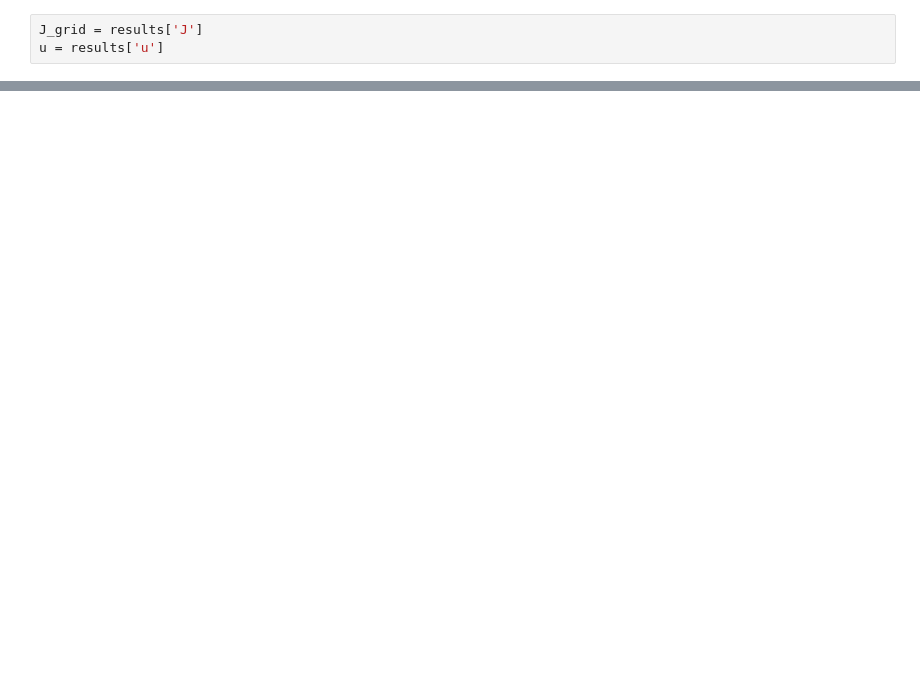
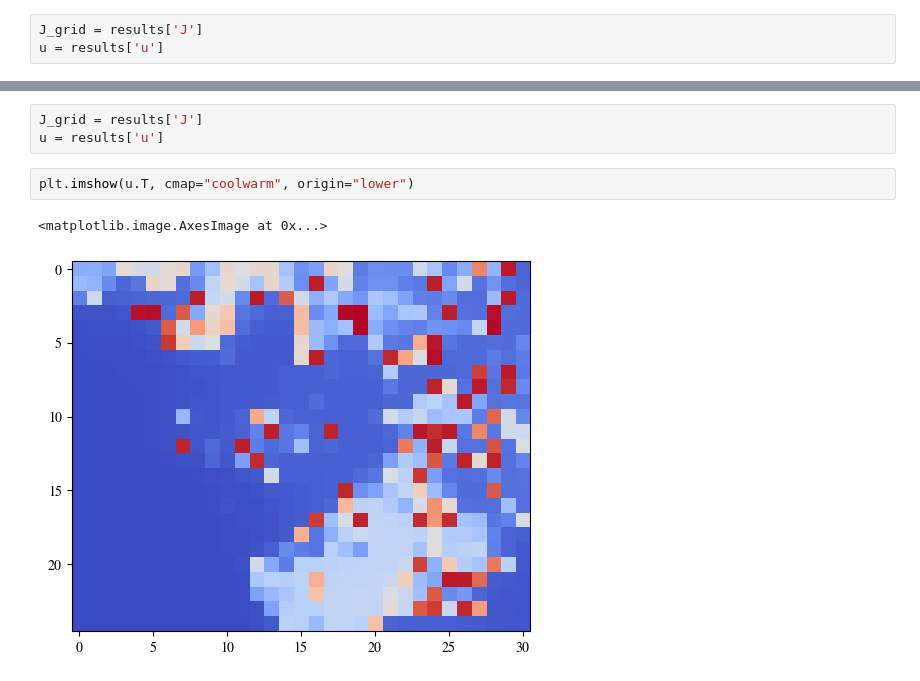
Before and after one commit to Davidvandijcke/fdr, a Jupyter notebook: src/analysis/india_fdd.ipynb, the cells around one changed output, grey strips where cells are left out. Drawn from its saved outputs; the diff is of its cells as text; blank space fills up the shorter version.

```diff
--- a/src/analysis/india_fdd.ipynb
+++ b/src/analysis/india_fdd.ipynb
@@ -102 +323,9 @@ u = results['u']
+# %%
+J_grid = results['J']
+u = results['u']
+# %%
+plt.imshow(u.T, cmap="coolwarm", origin="lower")
+# %% [output]
+<matplotlib.image.AxesImage at 0x...>
+[figure, added]
 # %%
```
Also changed, not shown: parts of 38 cells of this notebook, 6 other files.
